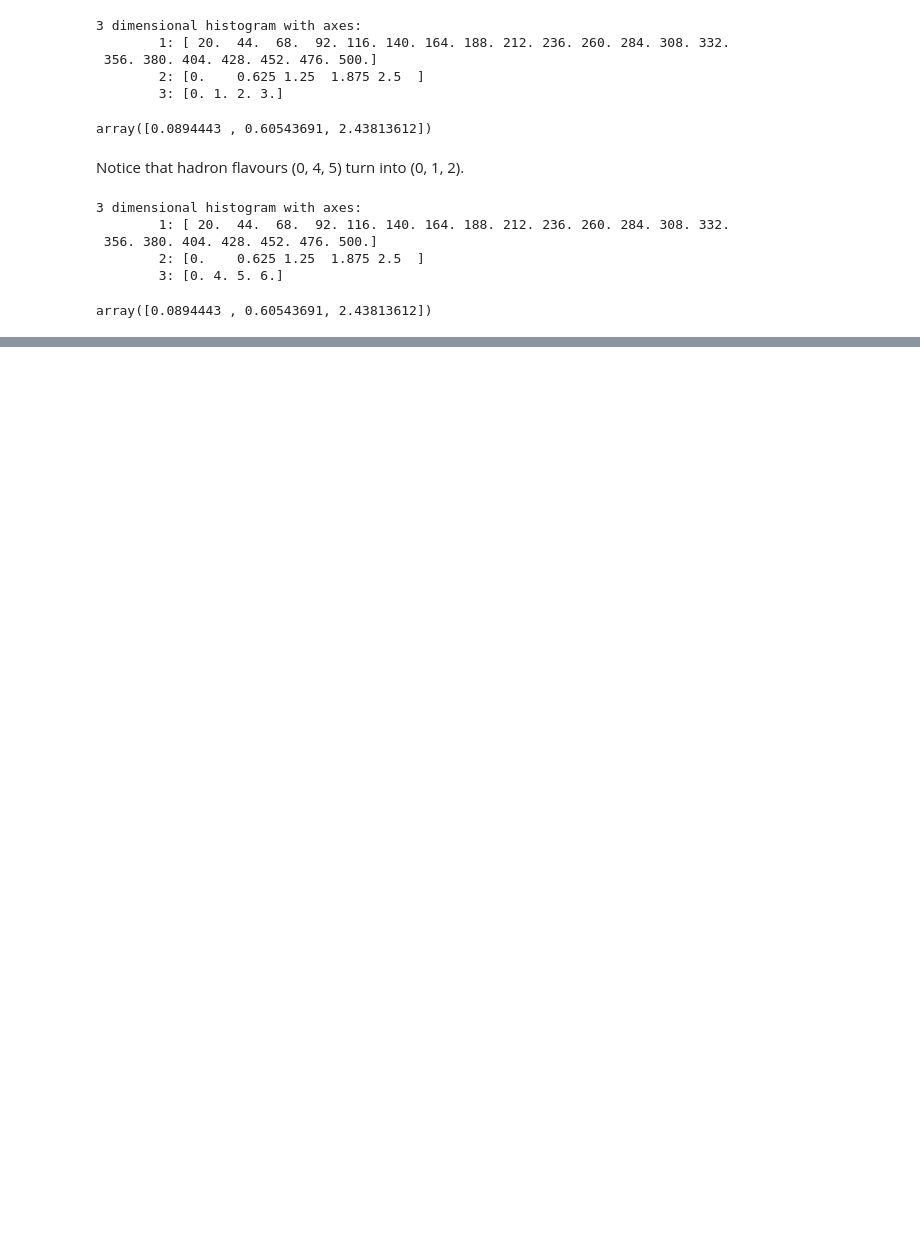
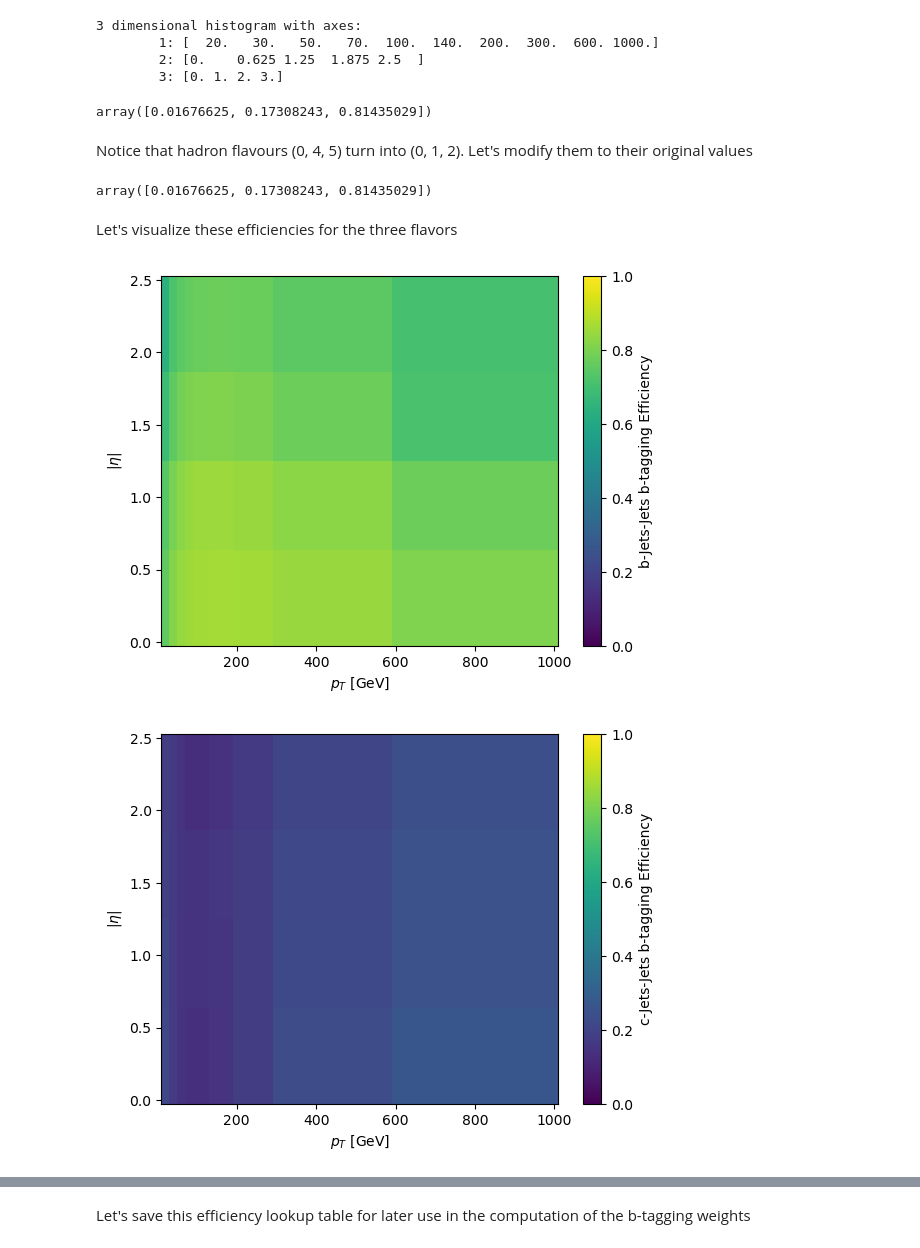
Before and after one commit to jreyesv063/wprime_plus_b, a Jupyter notebook: binder/btag_eff.ipynb, the cells around one changed output, grey strips where cells are left out. Drawn from its saved outputs; the diff is of its cells as text; code cells hidden in the pictures; blank space fills up the shorter version.

```diff
--- a/binder/btag_eff.ipynb
+++ b/binder/btag_eff.ipynb
@@ -2,6 +27,14 @@
 import pickle
 import glob
 import numpy as np
+import importlib.resources
+import matplotlib.pyplot as plt
 from coffea import processor
 from coffea import util
 from coffea.lookup_tools.dense_lookup import dense_lookup
+
+output_path = "..."
+with open(f"{output_path}/*.pkl", "rb") as f:
+    btag_efficiency_hist = pickle.load(f)
+
+btag_efficiency_hist
@@ -8,11 +48,0 @@ from coffea.lookup_tools.dense_lookup import dense_lookup
-# %%
-# folder with b_tag_efficiency_processor output files
-output_histograms = "/home/cms-jovyan/wprime_plus_b/outfiles/2023-04-12/btag_eff/2017/mu"
-
-# load btag efficiency processor outputs
-outputs = []
-for file in glob.glob(f"{output_histograms}/*.pkl"):
-    with open(file, "rb") as f:
-        outputs.append(pickle.load(f))
-
-outputs[0]
@@ -86,0 +51,3 @@ The `flow=True` arguments ensures that efficiencies are also calculated for the
+# %%
+acc_btag_efficiency_hist = btag_efficiency_hist[{"dataset": sum}]
+efficiency = acc_btag_efficiency_hist[{"passWP": True}] / acc_btag_efficiency_hist[{"passWP": sum}]
@@ -87,31 +56,40 @@ The `flow=True` arguments ensures that efficiencies are also calculated for the
 # %%
-# create lookup table from the efficiency histogram
-efflookup = dense_lookup(effs.values(), [ax.edges for ax in effs.axes])
+efflookup = dense_lookup(efficiency.values(), [ax.edges for ax in efficiency.axes])
 efflookup
 # %% [output]
 3 dimensional histogram with axes:
-        1: [ 20.  44.  68.  92. 116. 140. 164. 188. 212. 236. 260. 284. 308. 332.
- 356. 380. 404. 428. 452. 476. 500.]
+        1: [  20.   30.   50.   70.  100.  140.  200.  300.  600. 1000.]
         2: [0.    0.625 1.25  1.875 2.5  ]
         3: [0. 1. 2. 3.]
 # %%
 # Efficiency at 43 GeV, |eta|=0.2, for light, c, and b quark respectively
 efflookup(43, 0.1, np.array([0, 1, 2]))
 # %% [output]
-array([0.0894443 , 0.60543691, 2.43813612])
+array([0.01676625, 0.17308243, 0.81435029])
 # %% [markdown]
-Notice that hadron flavours (0, 4, 5) turn into (0, 1, 2).
+Notice that hadron flavours (0, 4, 5) turn into (0, 1, 2). Let's modify them to their original values
 # %%
-efflookup._axes[-1] = np.array([0., 4., 5., 6.]) # change (0, 1, 2) to (0, 4, 5)
-efflookup
+efflookup._axes[-1] = np.array([0., 4., 5., 6.])
-# %% [output]
-3 dimensional histogram with axes:
-        1: [ 20.  44.  68.  92. 116. 140. 164. 188. 212. 236. 260. 284. 308. 332.
- 356. 380. 404. 428. 452. 476. 500.]
-        2: [0.    0.625 1.25  1.875 2.5  ]
-        3: [0. 4. 5. 6.]
 # %%
 # Efficiency at 43 GeV, |eta|=0.2, for light, c, and b quark respectively
 efflookup(43, 0.1, np.array([0, 4, 5]))
 # %% [output]
-array([0.0894443 , 0.60543691, 2.43813612])
+array([0.01676625, 0.17308243, 0.81435029])
+# %% [markdown]
+Let's visualize these efficiencies for the three flavors
+# %%
+pts = np.linspace(20, 1000)
+etas = np.linspace(0, 2.5)
+pt, eta = np.meshgrid(pts, etas)
+
+flavor_tags = {0: "LightJets", 4: "c-Jets", 5: "b-Jets"}
+for i, flavor in enumerate([5, 4, 0]):
+    fig, ax = plt.subplots()
+    heatmap = ax.pcolormesh(pt, eta, efflookup(pt, eta, flavor), cmap='viridis', vmin=0, vmax=1)
+    cbar = fig.colorbar(heatmap)
+    ax.set_xlabel('$p_T$ [GeV]')
+    ax.set_ylabel('$|\eta|$')
+    cbar.set_label(f'{flavor_tags[flavor]}-Jets b-tagging Efficiency')
+# %% [output]
+[figure, added]
+[figure, added]
@@ -118 +97,3 @@ array([0.0894443 , 0.60543691, 2.43813612])
+# %% [markdown]
+Let's save this efficiency lookup table for later use in the computation of the b-tagging weights
 # %%
```
Also changed, not shown: parts of 9 cells of this notebook.
